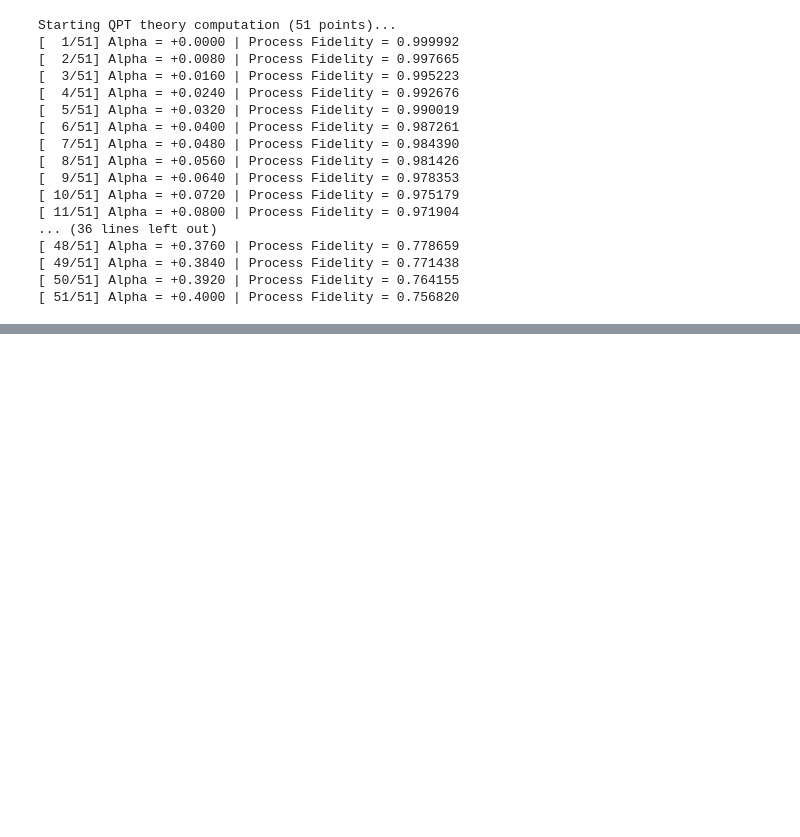
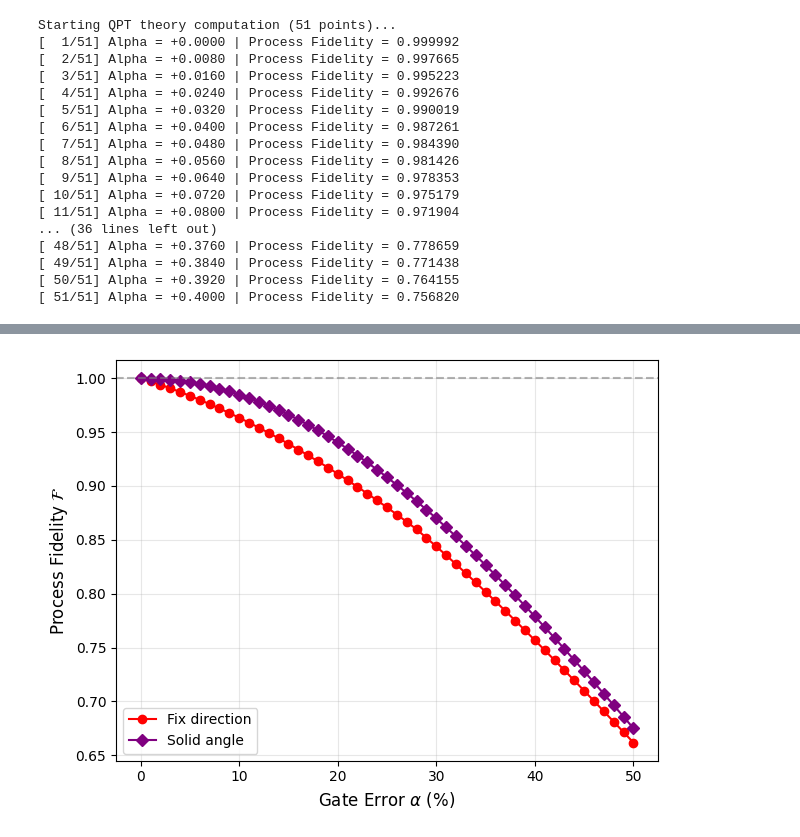
Before and after one commit to 44hsiang/quantum_memory_data, a Jupyter notebook: QPT_gate_error_vs_fidelity.ipynb, the cells around one changed output, grey strips where cells are left out. Saved outputs shown, nothing was run; the diff lists cells and outputs as text; code cells hidden in the pictures; blank space fills up the shorter version.

```diff
--- a/QPT_gate_error_vs_fidelity.ipynb
+++ b/QPT_gate_error_vs_fidelity.ipynb
@@ -209,0 +363,12 @@ Ellipsoid:
+# %%
+plt.plot(alphas * 100, theory_fidelities_list, marker='o', linestyle='-', color='r', label='Fix direction')
+plt.plot(gate_errors * 100, fidelities, marker='D', linestyle='-', color='purple', label='Solid angle')
+plt.axhline(1, color='gray', linestyle='--', alpha=0.6)
+plt.xlabel('Gate Error $\\alpha$ (%)', fontsize=12)
+plt.ylabel('Process Fidelity $\\mathcal{F}$', fontsize=12)
+plt.grid(True, alpha=0.3)
+plt.legend()
+plt.tight_layout()
+plt.show()
+# %% [output]
+[figure, added]
```
Also changed, not shown: parts of 6 cells of this notebook, 6 other files.
